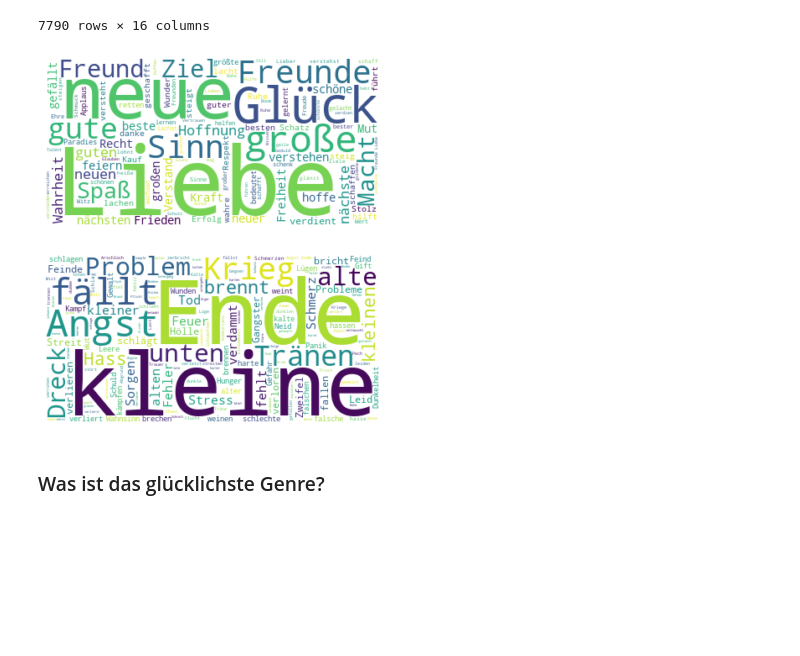
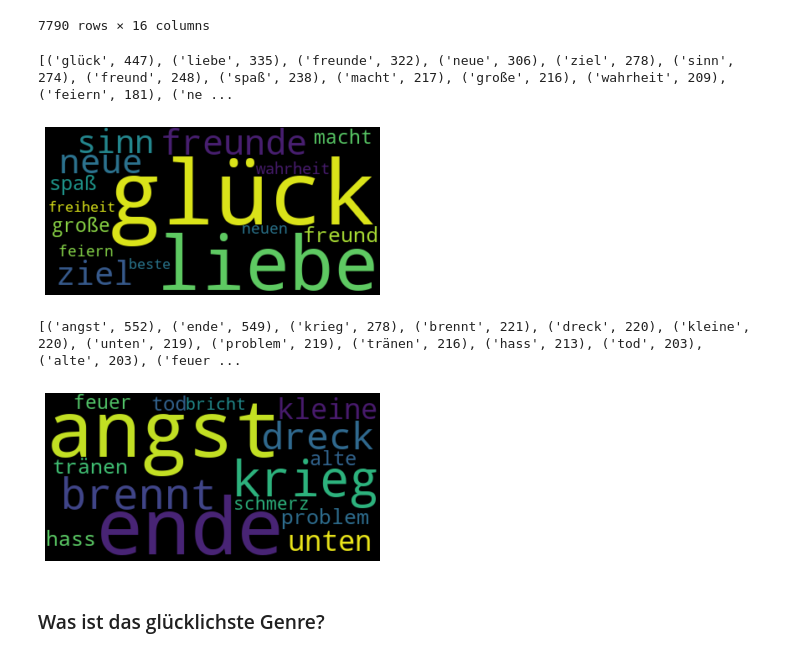
Before and after one commit to Richard-Sieg-TH-Koln/statistik-2-team-3, a Jupyter notebook: notebooks/visualisations.ipynb, the cells around one changed output. Saved outputs shown, nothing was run; the diff lists cells and outputs as text; code cells hidden in the pictures; blank space fills up the shorter version.

```diff
--- a/notebooks/visualisations.ipynb
+++ b/notebooks/visualisations.ipynb
@@ -303,29 +442,37 @@ df
 | 7789 | Schlager | Wolfgang Petry | Kein Grund zur Panik | 2003 | Wenn du bei mir bist | 2000 | 548144 | Rotkohl by Zugezogen Maskulin | ... |
 7790 rows × 16 columns
 # %%
-positive_words = df['positive_words'].str.cat(sep=' ')
+positive_words = ' '.join([word.lower() for word in df['positive_words']])
 positive_word_list = positive_words.split(', ')
 
-# Erzeuge eine Wordcloud mit den positiven Wörtern
-wordcloud = WordCloud(background_color='white').generate(' '.join(positive_word_list))
+positive_word_count = Counter(positive_word_list)
+most_common_positive_words = positive_word_count.most_common(15)
+print(most_common_positive_words)
+
+wordcloud = WordCloud(prefer_horizontal=2).generate_from_frequencies(dict(most_common_positive_words))
 
 plt.imshow(wordcloud, interpolation='bilinear')
 plt.axis('off')
 plt.show()
 # %% [output]
+[('glück', 447), ('liebe', 335), ('freunde', 322), ('neue', 306), ('ziel', 278), ('sinn', 274), ('freund', 248), ('spaß', 238), ('macht', 217), ('große', 216), ('wahrheit', 209), ('feiern', 181), ('ne ...
-[figure, old version]
+[figure, new version]
 # %%
-negative_words = df['negative_words'].str.cat(sep=' ')
+negative_words = ' '.join([word.lower() for word in df['negative_words']])
 negative_words_list = negative_words.split(', ')
 
+negative_word_count = Counter(negative_words_list)
+most_common_negative_words = negative_word_count.most_common(15)
+print(most_common_negative_words)
 
-wordcloud = WordCloud(background_color='white').generate(' '.join(negative_words_list))
+wordcloud = WordCloud(prefer_horizontal=2).generate_from_frequencies(dict(most_common_negative_words))
 
 plt.imshow(wordcloud, interpolation='bilinear')
 plt.axis('off')
 plt.show()
 # %% [output]
+[('angst', 552), ('ende', 549), ('krieg', 278), ('brennt', 221), ('dreck', 220), ('kleine', 220), ('unten', 219), ('problem', 219), ('tränen', 216), ('hass', 213), ('tod', 203), ('alte', 203), ('feuer ...
-[figure, old version]
+[figure, new version]
 # %%
 word_counts = {}
 for word in positive_word_list:
```
Also changed, not shown: parts of 15 cells of this notebook, 1 other file.
